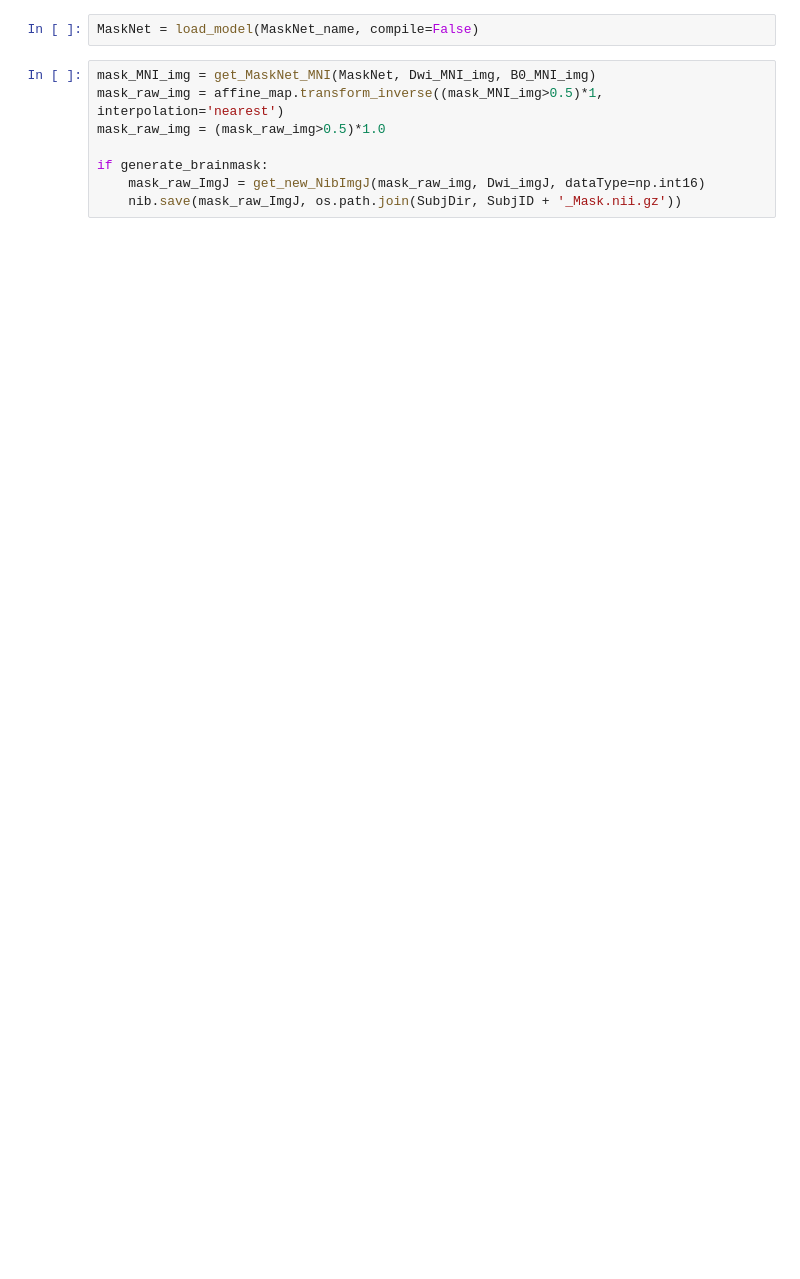
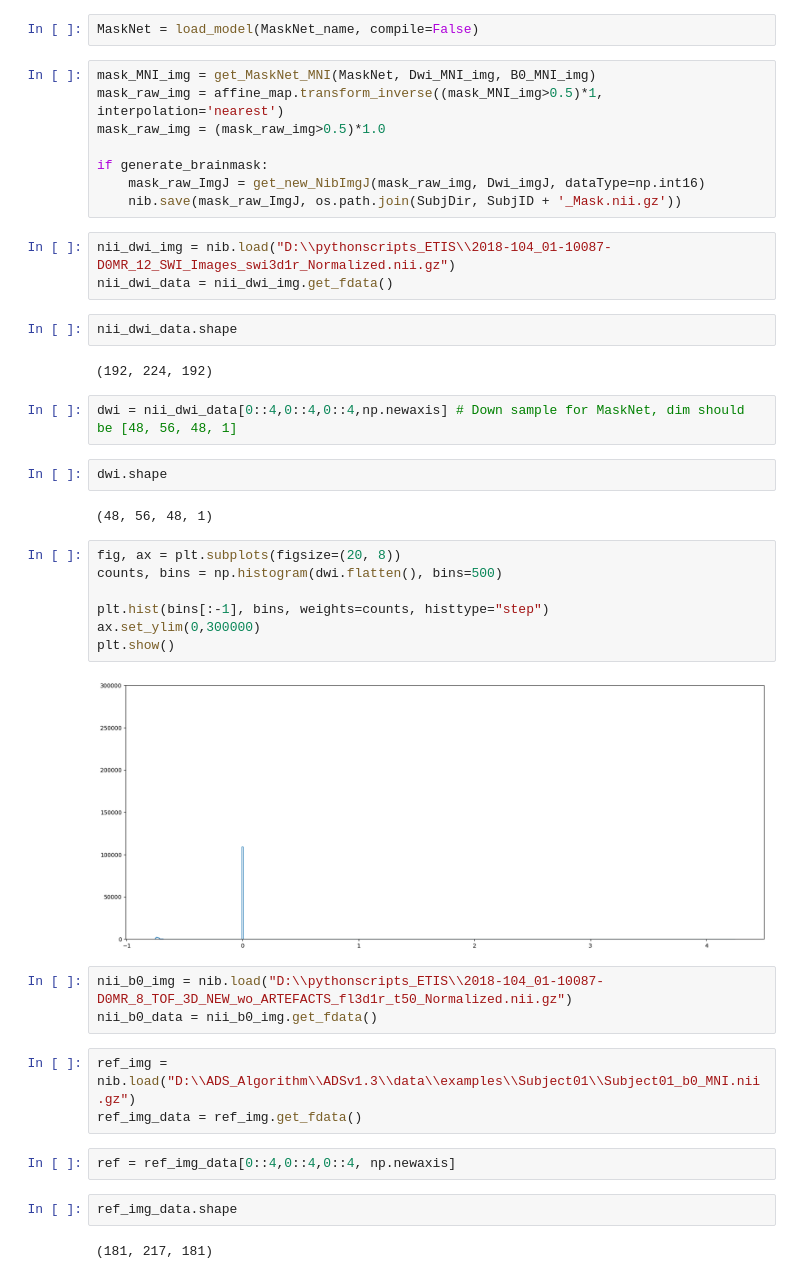
Before and after one commit to drci-foch/ETIS-Image, a Jupyter notebook: algo/preprocessing/SkullStripping.ipynb, the cells around one changed output. Drawn from its saved outputs; the diff is of its cells as text; blank space fills up the shorter version.

```diff
--- a/algo/preprocessing/SkullStripping.ipynb
+++ b/algo/preprocessing/SkullStripping.ipynb
@@ -50,3 +53,37 @@ mask_raw_img = (mask_raw_img>0.5)*1.0
 if generate_brainmask:
     mask_raw_ImgJ = get_new_NibImgJ(mask_raw_img, Dwi_imgJ, dataType=np.int16)
     nib.save(mask_raw_ImgJ, os.path.join(SubjDir, SubjID + '_Mask.nii.gz'))
+# %%
+nii_dwi_img = nib.load("D:\\pythonscripts_ETIS\\2018-104_01-10087-D0MR_12_SWI_Images_swi3d1r_Normalized.nii.gz")
+nii_dwi_data = nii_dwi_img.get_fdata()
+# %%
+nii_dwi_data.shape
+# %% [output]
+(192, 224, 192)
+# %%
+dwi = nii_dwi_data[0::4,0::4,0::4,np.newaxis] # Down sample for MaskNet, dim should be [48, 56, 48, 1]
+# %%
+dwi.shape
+# %% [output]
+(48, 56, 48, 1)
+# %%
+fig, ax = plt.subplots(figsize=(20, 8))
+counts, bins = np.histogram(dwi.flatten(), bins=500)
+
+plt.hist(bins[:-1], bins, weights=counts, histtype="step")
+ax.set_ylim(0,300000)
+plt.show()
+# %% [output]
+[figure, added]
+# %%
+nii_b0_img = nib.load("D:\\pythonscripts_ETIS\\2018-104_01-10087-D0MR_8_TOF_3D_NEW_wo_ARTEFACTS_fl3d1r_t50_Normalized.nii.gz")
+nii_b0_data = nii_b0_img.get_fdata()
+# %%
+ref_img = nib.load("D:\\ADS_Algorithm\\ADSv1.3\\data\\examples\\Subject01\\Subject01_b0_MNI.nii.gz")
+ref_img_data = ref_img.get_fdata()
+# %%
+ref = ref_img_data[0::4,0::4,0::4, np.newaxis]
+# %%
+ref_img_data.shape
+# %% [output]
+(181, 217, 181)
```
Also changed, not shown: parts of 8 cells of this notebook.
